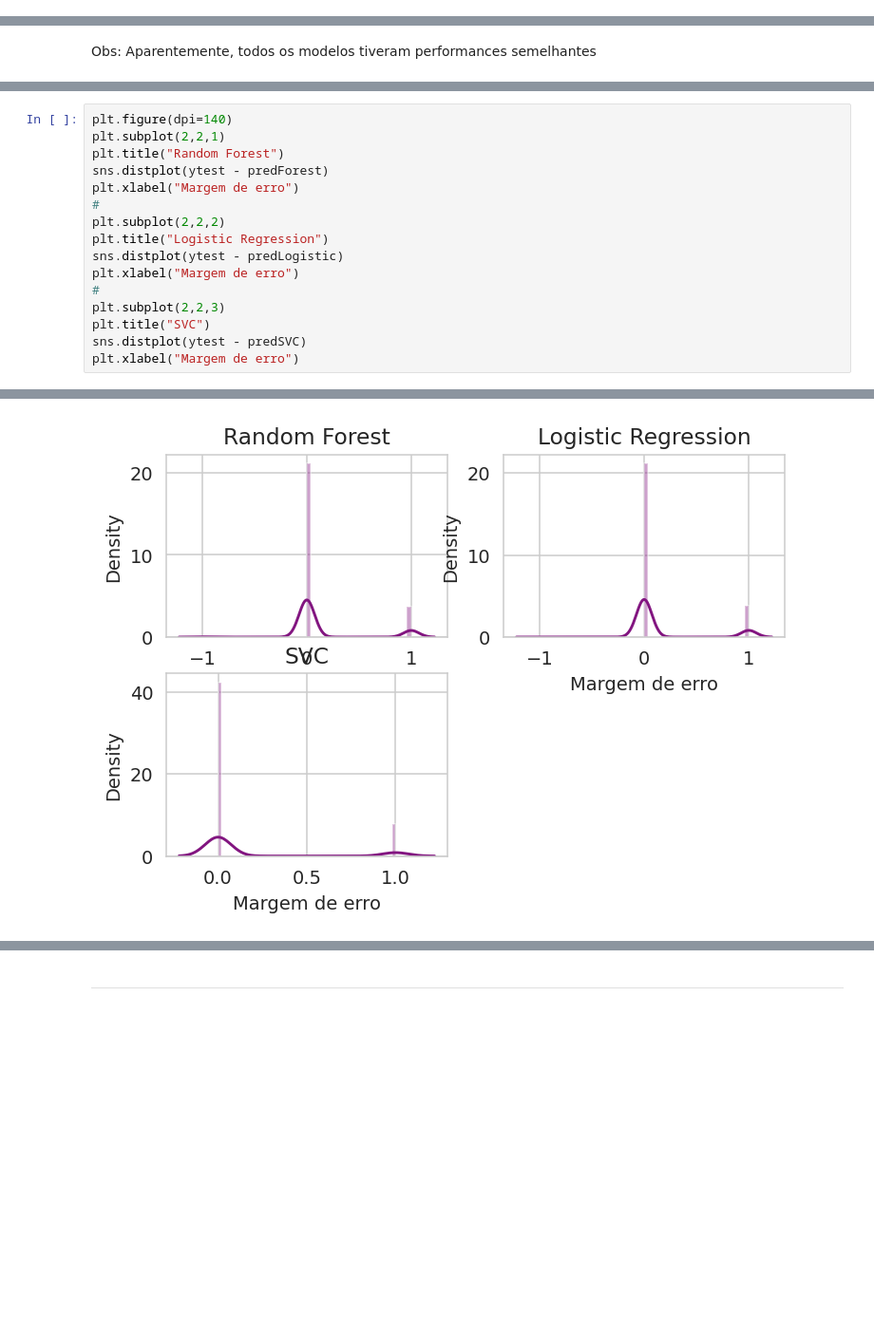
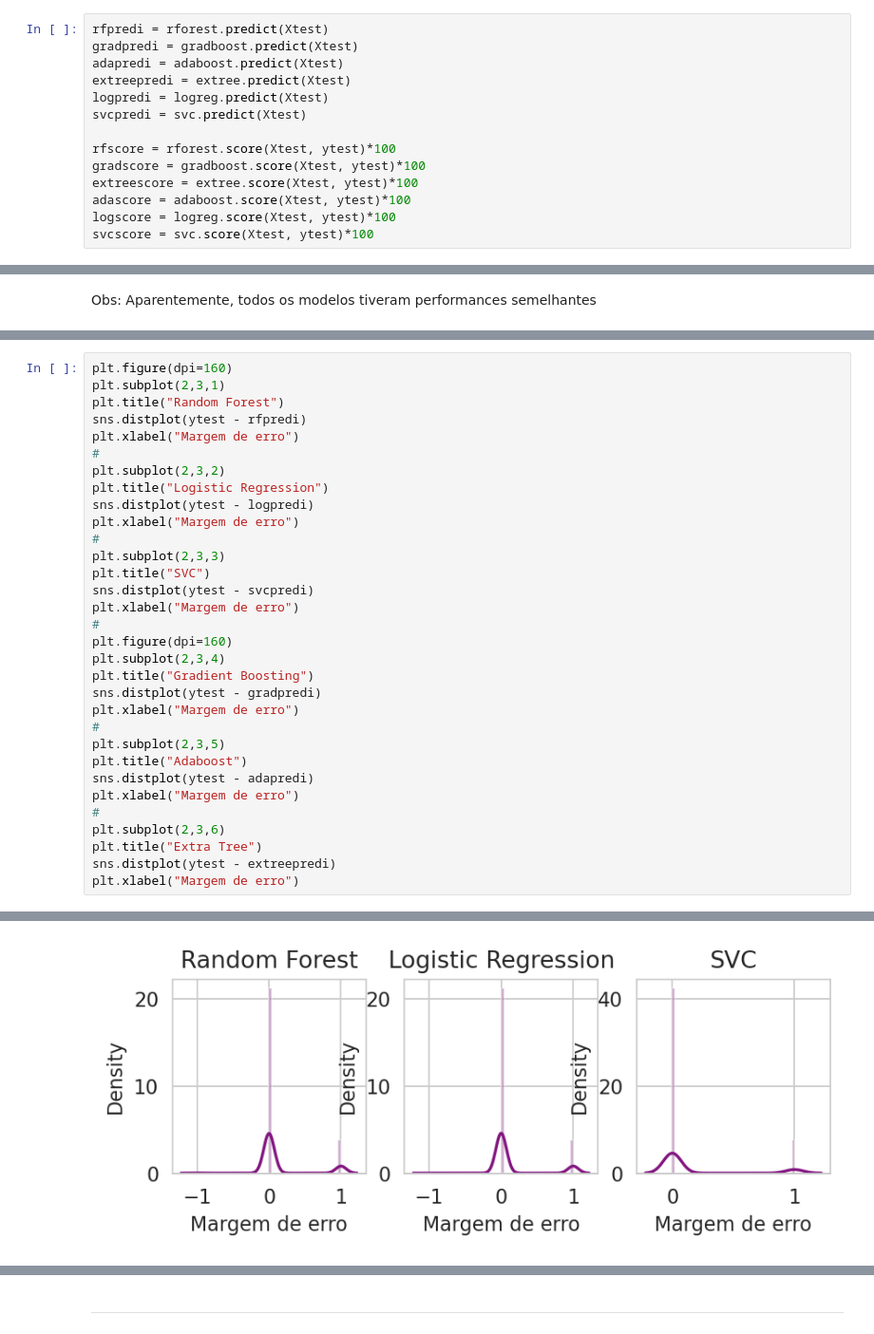
Before and after one commit to JairoLopes/Analises_R_Python, a Jupyter notebook: Projeto_EmprestimosLendingClub/ML_emprestimos.ipynb, the cells around one changed output, grey strips where cells are left out. Shown at 95% size. Saved outputs shown, nothing was run; the diff lists cells and outputs as text; blank space fills up the shorter version.

```diff
--- a/Projeto_EmprestimosLendingClub/ML_emprestimos.ipynb
+++ b/Projeto_EmprestimosLendingClub/ML_emprestimos.ipynb
@@ -255 +213,15 @@ performanceSVM = classification_report(ytest, predSVC)
+# %%
+rfpredi = rforest.predict(Xtest)
+gradpredi = gradboost.predict(Xtest)
+adapredi = adaboost.predict(Xtest)
+extreepredi = extree.predict(Xtest)
+logpredi = logreg.predict(Xtest)
+svcpredi = svc.predict(Xtest)
+
+rfscore = rforest.score(Xtest, ytest)*100
+gradscore = gradboost.score(Xtest, ytest)*100
+extreescore = extree.score(Xtest, ytest)*100
+adascore = adaboost.score(Xtest, ytest)*100
+logscore = logreg.score(Xtest, ytest)*100
+svcscore = svc.score(Xtest, ytest)*100
 # %% [markdown]
@@ -267,19 +246,35 @@ Obs: Aparentemente, todos os modelos tiveram performances semelhantes
 # %%
-plt.figure(dpi=140)
-plt.subplot(2,2,1)
+plt.figure(dpi=160)
+plt.subplot(2,3,1)
 plt.title("Random Forest")
-sns.distplot(ytest - predForest)
+sns.distplot(ytest - rfpredi)
 plt.xlabel("Margem de erro")
 #
-plt.subplot(2,2,2)
+plt.subplot(2,3,2)
 plt.title("Logistic Regression")
-sns.distplot(ytest - predLogistic)
+sns.distplot(ytest - logpredi)
 plt.xlabel("Margem de erro")
 #
-plt.subplot(2,2,3)
+plt.subplot(2,3,3)
 plt.title("SVC")
-sns.distplot(ytest - predSVC)
+sns.distplot(ytest - svcpredi)
 plt.xlabel("Margem de erro")
+#
+plt.figure(dpi=160)
+plt.subplot(2,3,4)
+plt.title("Gradient Boosting")
+sns.distplot(ytest - gradpredi)
+plt.xlabel("Margem de erro")
+#
+plt.subplot(2,3,5)
+plt.title("Adaboost")
+sns.distplot(ytest - adapredi)
+plt.xlabel("Margem de erro")
+#
+plt.subplot(2,3,6)
+plt.title("Extra Tree")
+sns.distplot(ytest - extreepredi)
+plt.xlabel("Margem de erro")
 # %% [output]
 Text(0.5, 0, 'Margem de erro')
-[figure, old version]
+[figure, new version]
```
Also changed, not shown: parts of 47 cells of this notebook, 2 other files.
